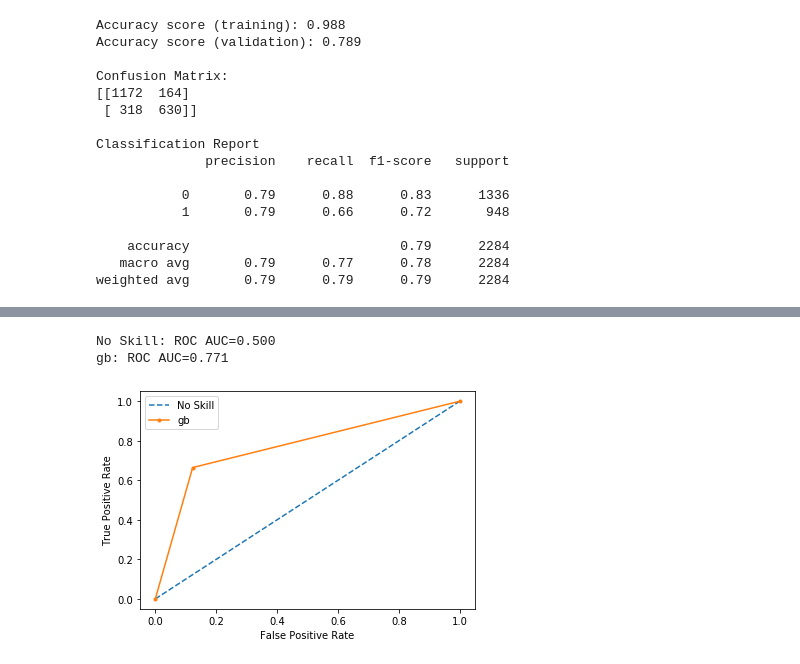
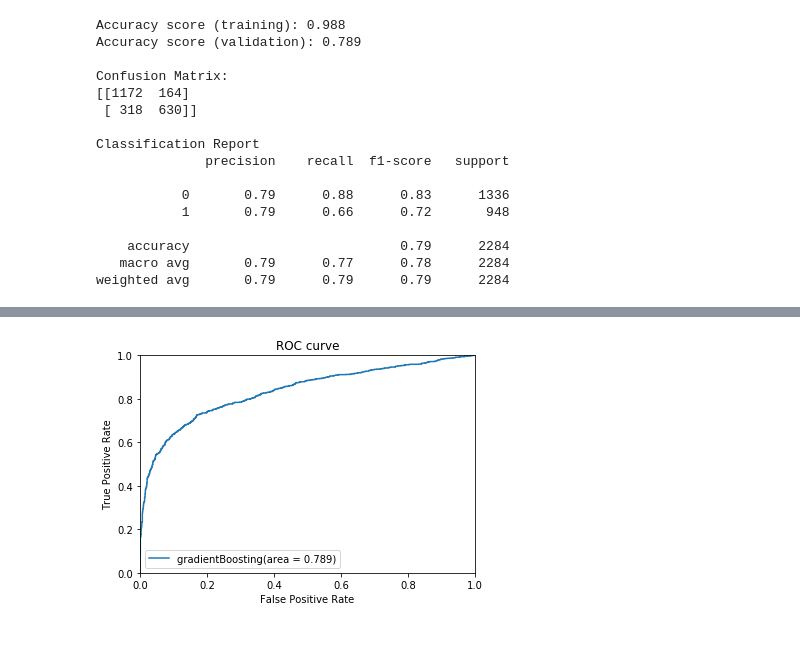
Before and after one commit to IrinaShcherbakova/ML-Project, a Jupyter notebook: GradientBoosting.ipynb, the cells around one changed output, grey strips where cells are left out. Drawn from its saved outputs; the diff is of its cells as text; code cells hidden in the pictures.

```diff
--- a/GradientBoosting.ipynb
+++ b/GradientBoosting.ipynb
@@ -300,30 +316,23 @@ Confusion matrix, without normalization
-# %%
-# roc curve and auc
-from sklearn.metrics import roc_curve
-from sklearn.metrics import roc_auc_score
-from matplotlib import pyplot
-# generate a no skill prediction (majority class)
-ns_probs = [0 for _ in range(len(y_test))]
-# calculate scores
-ns_auc = roc_auc_score(y_test, ns_probs)
-lr_auc = roc_auc_score(y_test, predictions)
-# summarize scores
-print('No Skill: ROC AUC=%.3f' % (ns_auc))
-print('gb: ROC AUC=%.3f' % (lr_auc))
-# calculate roc curves
-ns_fpr, ns_tpr, _ = roc_curve(y_test, ns_probs)
-lr_fpr, lr_tpr, _ = roc_curve(y_test, predictions)
-# plot the roc curve for the model
-pyplot.plot(ns_fpr, ns_tpr, linestyle='--', label='No Skill')
-pyplot.plot(lr_fpr, lr_tpr, marker='.', label='gb')
-# axis labels
-pyplot.xlabel('False Positive Rate')
-pyplot.ylabel('True Positive Rate')
-# show the legend
-pyplot.legend()
-# show the plot
-pyplot.show()
-# %% [output]
-No Skill: ROC AUC=0.500
-gb: ROC AUC=0.771
-[figure, removed]
+# %%
+from sklearn.metrics import roc_curve, auc
+
+# We'll need class probabilities from each of the classifiers
+y_clf  = gb_clf.predict_proba(X_test_vectors)
+# Compute the points on the curve
+# We pass the probability of the second class (KIA) as the y_score
+curve_clf   = roc_curve(y_test, y_clf[:, 1])
+
+# Compute Area Under the Curve
+auc_clf   = auc(curve_clf[0], curve_clf[1])
+
+plt.plot(curve_clf[0], curve_clf[1], label='gradientBoosting(area = %0.3f)' % gb_clf.score(X_test_vectors, y_test))
+
+plt.xlim([0.0, 1.0])
+plt.ylim([0.0, 1.0])
+plt.xlabel('False Positive Rate')
+plt.ylabel('True Positive Rate')
+plt.title('ROC curve');
+
+plt.legend();
+# %% [output]
+[figure, added]
```
Also changed, not shown: parts of 6 cells of this notebook, 1 other file.
